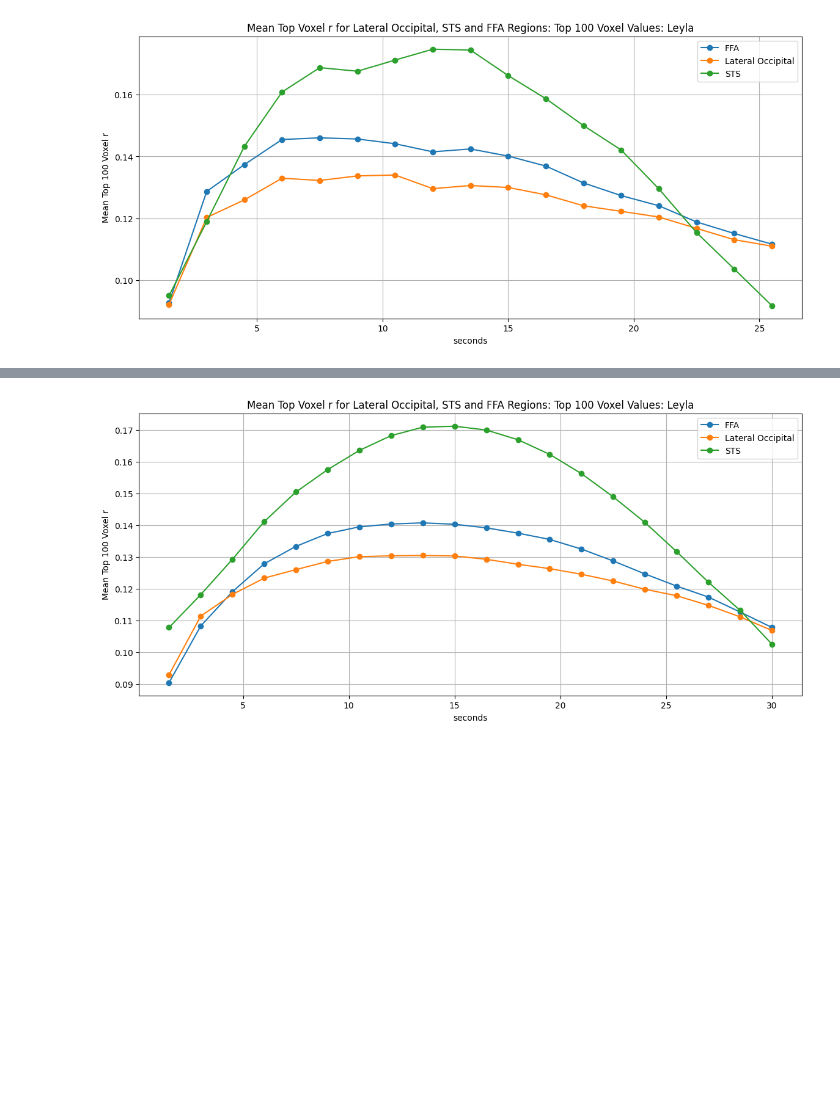
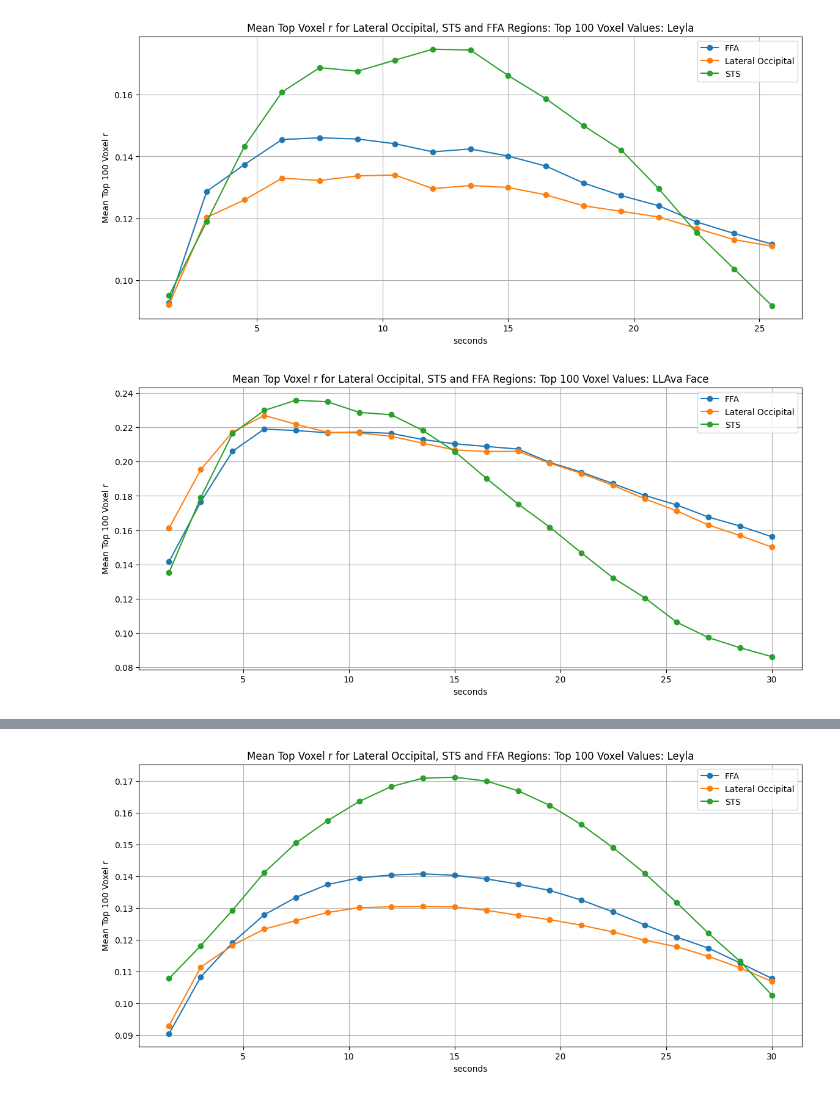
Before and after one commit to itaipeleg1/STS_sherlock, a Jupyter notebook: testing_cleaned.ipynb, the cells around one changed output, grey strips where cells are left out. Drawn from its saved outputs; the diff is of its cells as text; code cells hidden in the pictures; blank space fills up the shorter version.

Commit message:
checking face with leyla annotation

```diff
--- a/testing_cleaned.ipynb
+++ b/testing_cleaned.ipynb
@@ -181,7 +181,7 @@ def agg_trials(base_path, regions, model_name, n_trials, n_top_values=100):
     for trial in range(1, n_trials + 1):  # Iterate through all trials
         for region in regions:
             # Construct path for the NIfTI file
-            nii_path = os.path.join(base_path, f"llava_TRrange_indoor2_{region}", "group", model_name, f"trial_{trial}", f"{model_name}_r.nii")
+            nii_path = os.path.join(base_path, f"leyla_TRrange_face_{region}", model_name, f"trial_{trial}", "group",f"{model_name}_r.nii")
 
             # Check if the file exists
             if not os.path.exists(nii_path):
@@ -1081,3 +1082,37 @@ plt.grid(True)
 plt.show()
 # %% [output]
 [figure]
+# %%
+## aggregate trials
+base_path = r"/home/new_storage/sherlock/STS_sherlock/projects data/results"
+regions = [ "STS","FFA","lateral_occipital"]
+#"C:\uni\Msc Brain\Lab work\STS_sherlock\projects data\results\exp_lateral_occipital_social_range\group\llava_only_social\trial_1\llava_only_social_r.nii"
+
+# Process all regions
+n=100
+results = agg_trials(base_path, regions, n_trials=20, n_top_values=n, model_name="llava_only_face")
+
+# Access values for each region
+
+
+sts_values = results['STS']
+lateral_occipital_values = results['lateral_occipital']
+ffa_values = results['FFA']
+#sts_diff = np.array(sts_values) - np.array(lateral_occipital_values)
+# Plot the results
+trials = range(1, 21)
+trials = np.array(trials) * 1.5
+plt.figure(figsize=(14, 6))
+#plt.plot(trials, lateral_occipital_values, label="Lateral Occipital", marker="o")
+plt.plot(trials, ffa_values, label="FFA", marker="o")
+#plt.plot(trials,sts_diff, label="STS - Lateral Occipital", marker="o")
+plt.plot(trials, lateral_occipital_values, label="Lateral Occipital", marker="o")
+plt.plot(trials, sts_values, label="STS", marker="o")
+plt.xlabel("seconds")
+plt.ylabel(f"Mean Top {n} Voxel r")
+plt.title(f"Mean Top Voxel r for Lateral Occipital, STS and FFA Regions: Top {n} Voxel Values: LLAva Face")
+plt.legend()
+plt.grid(True)
+plt.show()
+# %% [output]
+[figure, added]
```
Also changed, not shown: parts of 3 cells of this notebook, 2 other files.
